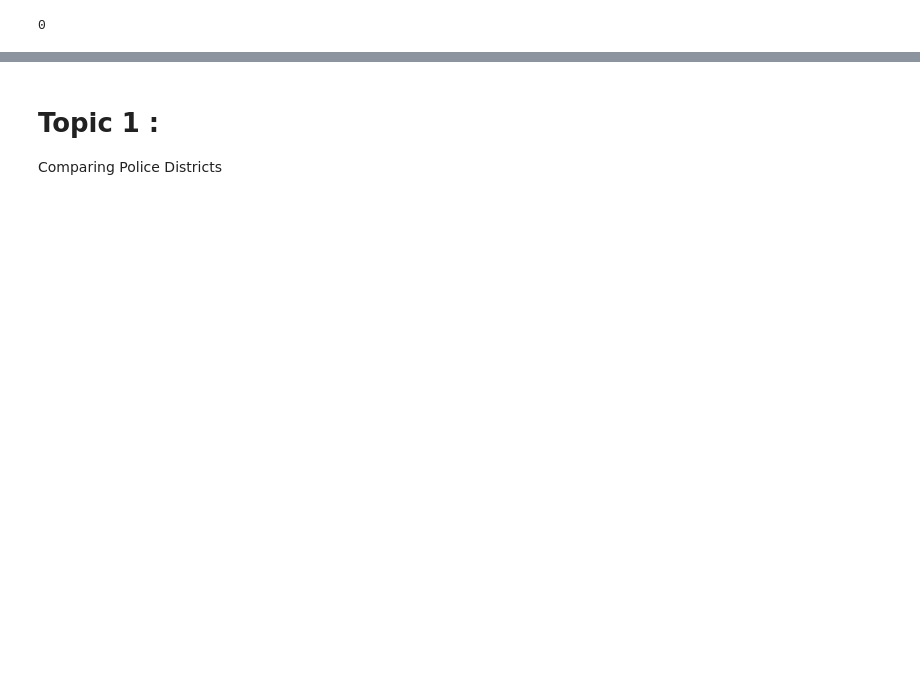
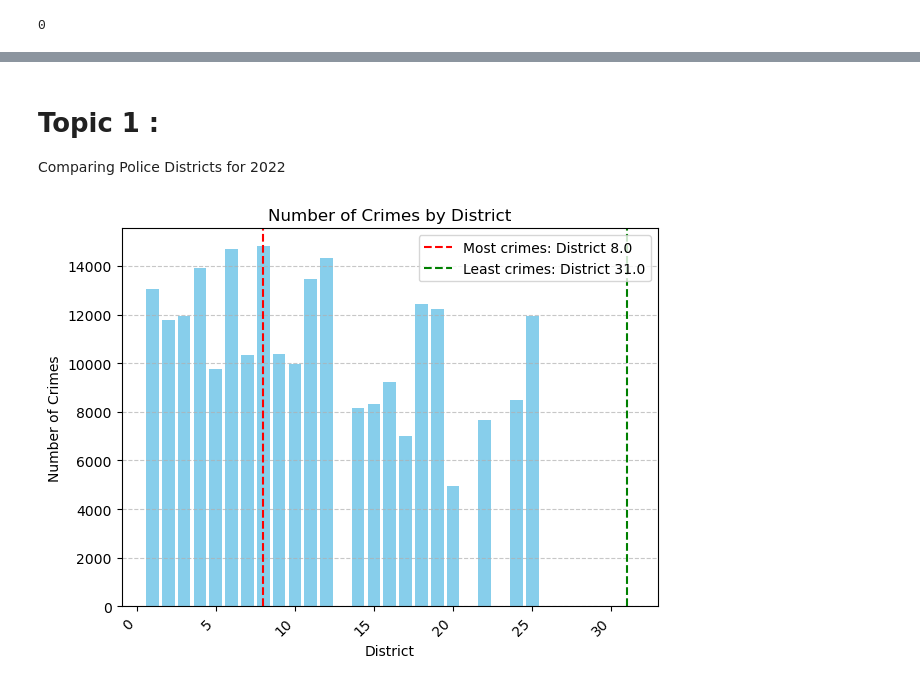
Before and after one commit to medayoubaziz1993/Chicago-Crime-Data, a Jupyter notebook: Part1.ipynb, the cells around one changed output, grey strips where cells are left out. Cells and saved outputs as stored; diff of their text form; code cells hidden in the pictures; blank space fills up the shorter version.

```diff
--- a/Part1.ipynb
+++ b/Part1.ipynb
@@ -2,12 +2,8 @@
 import pandas as pd
 import numpy as np
 import seaborn as sns
-sns.set_style('darkgrid')
 import matplotlib.pyplot as plt
-from pmdarima.arima.utils import ndiffs
-from sklearn.metrics import mean_absolute_error, mean_squared_error, r2_score, mean_absolute_percentage_error
-from pmdarima.model_selection import train_test_split
-import itertools
+
 import glob
 import holidays
 import datetime as dt
@@ -169,3 +164,24 @@ daily_df
 # %% [markdown]
 # Topic 1 :
-Comparing Police Districts
+Comparing Police Districts for 2022
+# %%
+df_2022 = chicago_crimes.loc['2022']
+district_crimes = df_2022.groupby('District').size()
+most_crimes = district_crimes.idxmax()
+least_crimes = district_crimes.idxmin()
+plt.bar(district_crimes.index, district_crimes, color='skyblue')
+plt.title('Number of Crimes by District')
+plt.xlabel('District')
+plt.ylabel('Number of Crimes')
+plt.xticks(rotation=45, ha='right')
+plt.grid(axis='y', linestyle='--', alpha=0.7)
+
+# Draw vertical lines to highlight the districts with the most and least crimes
+plt.axvline(most_crimes, color='red', linestyle='--', label=f'Most crimes: District {most_crimes}')
+plt.axvline(least_crimes, color='green', linestyle='--', label=f'Least crimes: District {least_crimes}')
+
+plt.legend()
+plt.tight_layout()
+plt.show()
+# %% [output]
+[figure, added]
```
Also changed, not shown: parts of 8 cells of this notebook.
